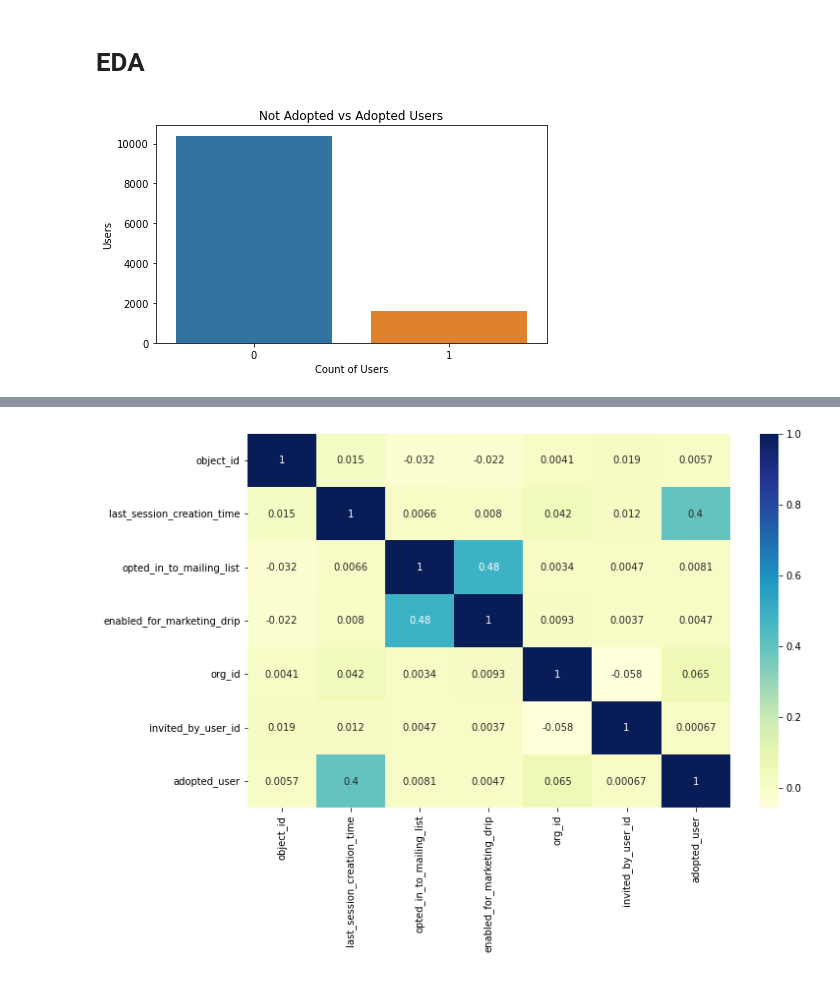
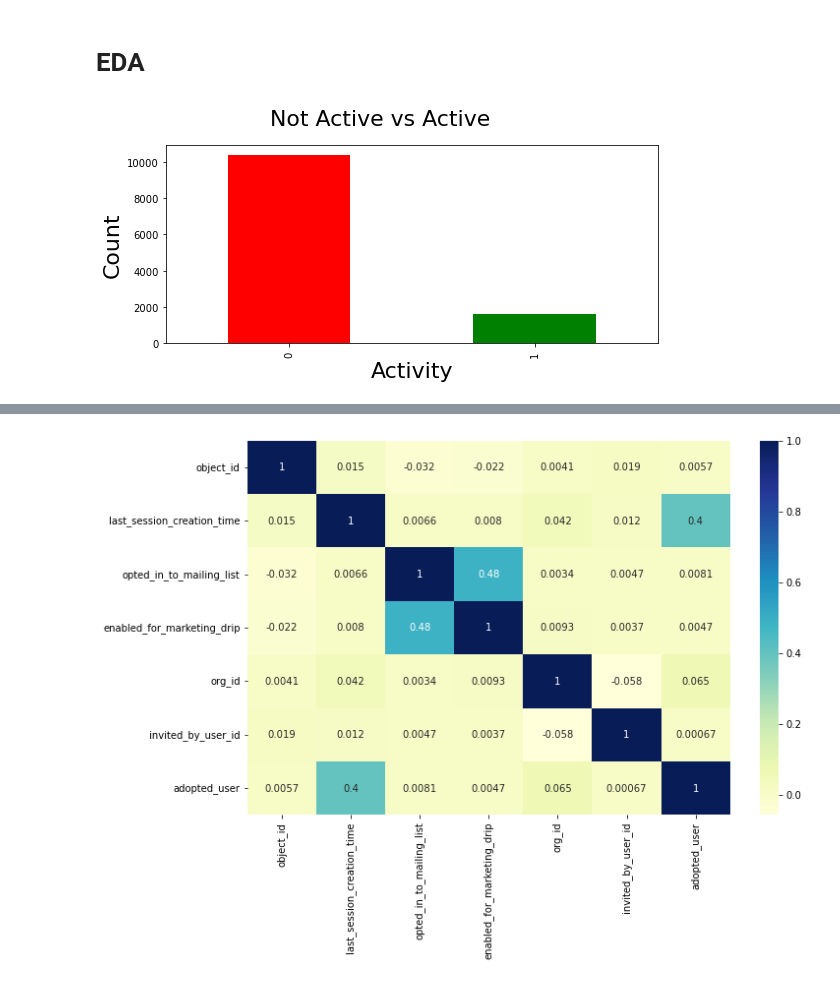
Before and after one commit to ValGRY/Data-Science-Projects, a Jupyter notebook: Challenge 2/Relax project.ipynb, the cells around one changed output, grey strips where cells are left out. Drawn from its saved outputs; the diff is of its cells as text; code cells hidden in the pictures.

```diff
--- a/Challenge 2/Relax project.ipynb
+++ b/Challenge 2/Relax project.ipynb
@@ -152,11 +168,3 @@ df_clean.head(4).T
 | adopted_user | 0 | 1 | 0 | 0 |
 # %% [markdown]
 # EDA
-# %%
-plt.figure(figsize=(7, 4))
-sns.countplot(x='adopted_user', data=df_clean)
-plt.title('Not Adopted vs Adopted Users')
-plt.xlabel('Count of Users')
-plt.ylabel('Users');
-# %% [output]
-[figure, removed]
@@ -166,3 +171,12 @@ sns.countplot(x='if_invited', data=users, hue='adopted')
+# %%
+c = ['red', 'green']
+plt.suptitle('Not Active vs Active', fontsize=22)
+plt.ylabel('ylabel', fontsize=22)
+plt.xlabel('ylabel', fontsize=22)
+df['adopted_user'].value_counts().plot(kind='bar',color=c,figsize=(8, 4), ylabel='Count', xlabel = 'Activity')
+plt.tight_layout()
+# %% [output]
+[figure, added]
 # %%
 plt.figure(figsize=(10, 5))
 sns.countplot(x='adopted_user', data=df_clean, hue='creation_source')
```
Also changed, not shown: parts of 7 cells of this notebook.
